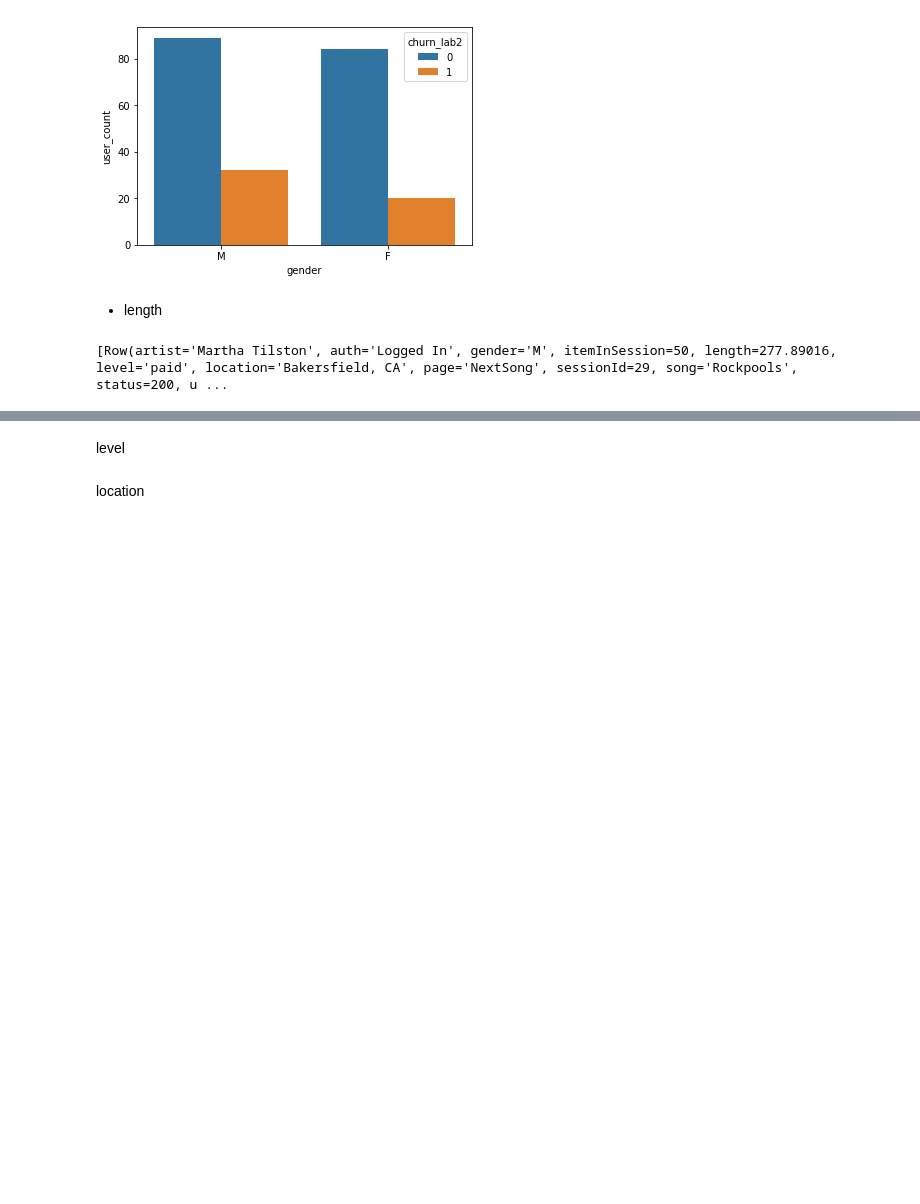
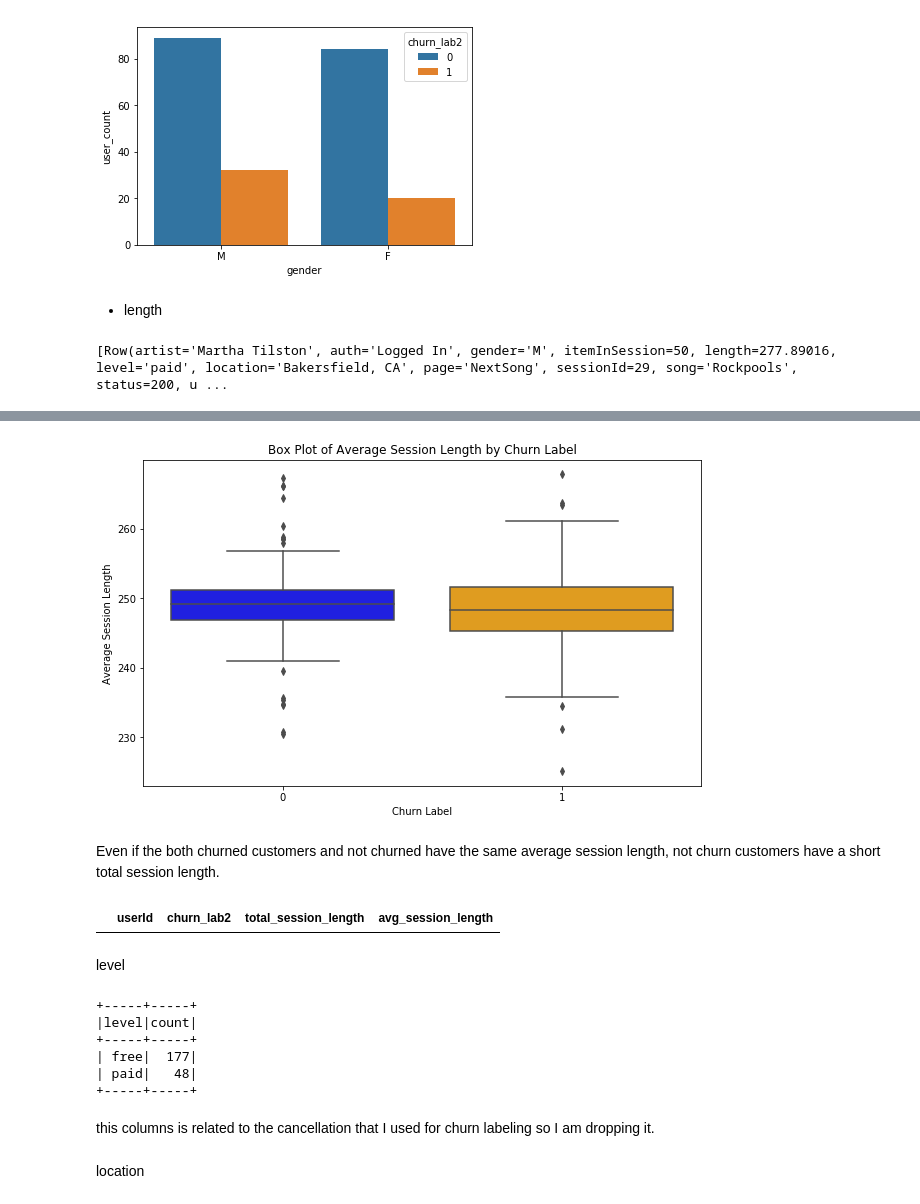
Before and after one commit to thecochenille/scaling-fishstick, a Jupyter notebook: Sparkify.ipynb, the cells around one changed output, grey strips where cells are left out. Drawn from its saved outputs; the diff is of its cells as text; code cells hidden in the pictures; blank space fills up the shorter version.

```diff
--- a/Sparkify.ipynb
+++ b/Sparkify.ipynb
@@ -588,7 +829,33 @@ ax2.bar(
+# %%
+plt.figure(figsize=(10, 6))
+sns.boxplot(x="churn_lab2", y="avg_session_length", data=length_agg_pd, palette={0: 'blue', 1: 'orange'})
+
+plt.xlabel('Churn Label')
+plt.ylabel('Average Session Length')
+plt.title('Box Plot of Average Session Length by Churn Label')
+
+plt.show()
+# %% [output]
+[figure, added]
+# %% [markdown]
+Even if the both churned customers and not churned have the same average session length, not churn customers have a short total session length.
+# %%
+length_agg_pd[length_agg_pd['total_session_length'].isnull()]
+# %% [output]
+|  | userId | churn_lab2 | total_session_length | avg_session_length |
 # %% [markdown]
 level
 # %%
-user_log_clean.select('level').groupby('level').count().show()
+user_log_clean.dropDuplicates(['userId']).select('level').groupby('level').count().show()
+# %% [output]
++-----+-----+
+|level|count|
++-----+-----+
+| free|  177|
+| paid|   48|
++-----+-----+
+# %% [markdown]
+this columns is related to the cancellation that I used for churn labeling so I am dropping it.
 # %% [markdown]
 location
 # %%
```
Also changed, not shown: parts of 57 cells of this notebook.
